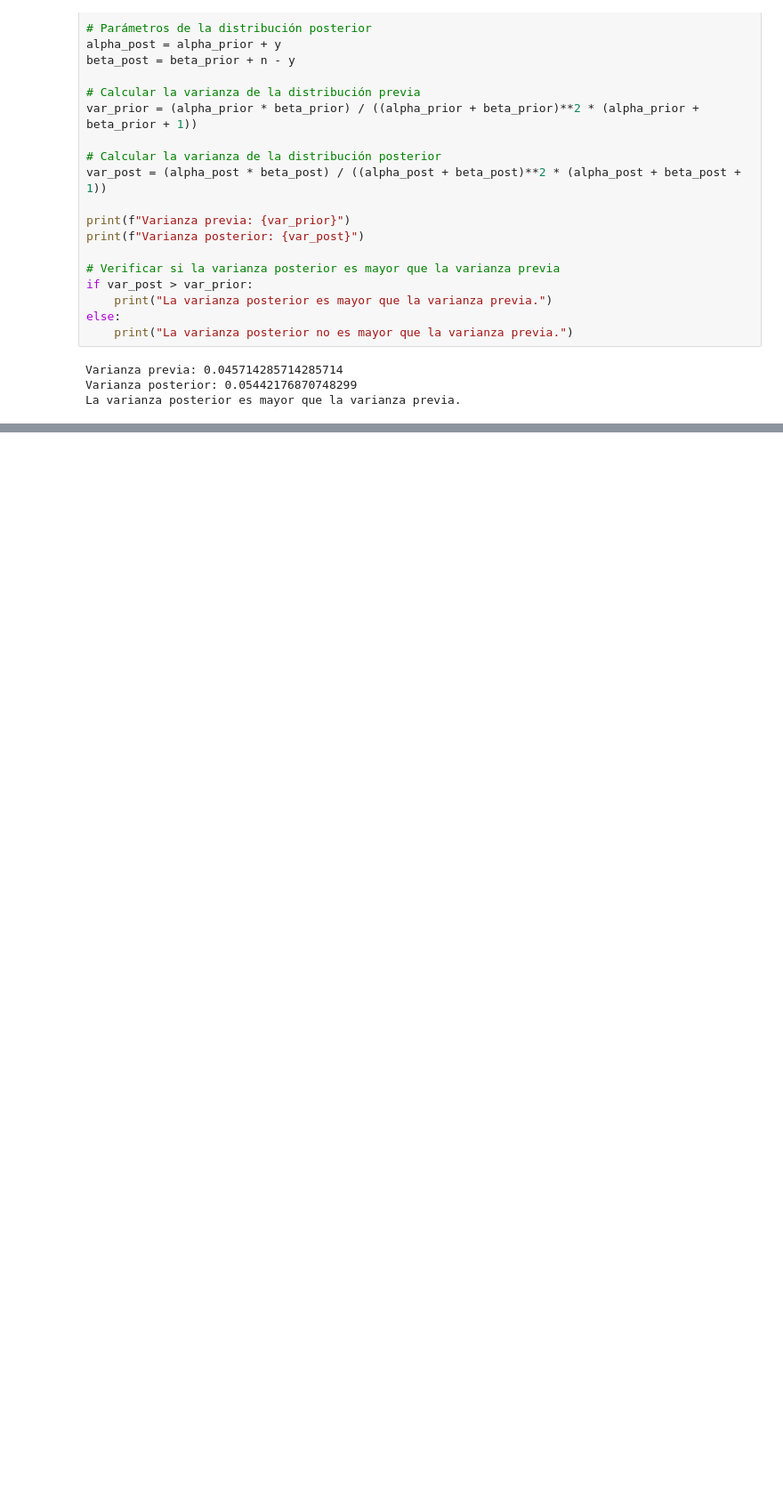
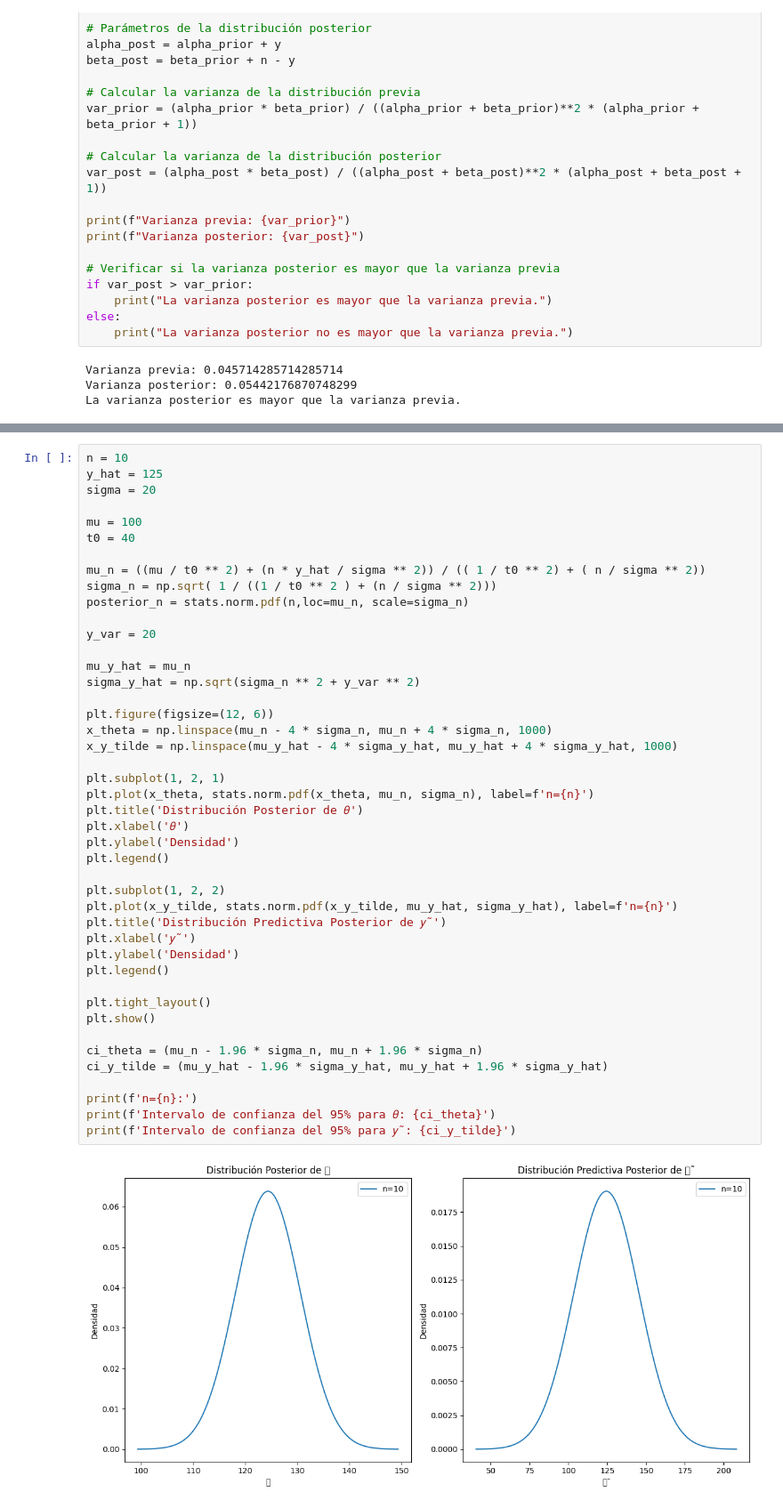
Before and after one commit to LuciaVazquez08/Estadistica-Inferencia, a Jupyter notebook: 2C 2024/GUIAS/GUIA 7.ipynb, the cells around one changed output, grey strips where cells are left out. Shown at 89% size. Drawn from its saved outputs; the diff is of its cells as text; blank space fills up the shorter version.

```diff
--- a/2C 2024/GUIAS/GUIA 7.ipynb
+++ b/2C 2024/GUIAS/GUIA 7.ipynb
@@ -161,0 +252,46 @@ La varianza posterior es mayor que la varianza previa.
+# %%
+n = 10
+y_hat = 125
+sigma = 20
+
+mu = 100
+t0 = 40
+
+mu_n = ((mu / t0 ** 2) + (n * y_hat / sigma ** 2)) / (( 1 / t0 ** 2) + ( n / sigma ** 2))
+sigma_n = np.sqrt( 1 / ((1 / t0 ** 2 ) + (n / sigma ** 2)))
+posterior_n = stats.norm.pdf(n,loc=mu_n, scale=sigma_n)
+
+y_var = 20
+
+mu_y_hat = mu_n
+sigma_y_hat = np.sqrt(sigma_n ** 2 + y_var ** 2)
+
+plt.figure(figsize=(12, 6))
+x_theta = np.linspace(mu_n - 4 * sigma_n, mu_n + 4 * sigma_n, 1000)
+x_y_tilde = np.linspace(mu_y_hat - 4 * sigma_y_hat, mu_y_hat + 4 * sigma_y_hat, 1000)
+
+plt.subplot(1, 2, 1)
+plt.plot(x_theta, stats.norm.pdf(x_theta, mu_n, sigma_n), label=f'n={n}')
+plt.title('Distribución Posterior de 𝜃')
+plt.xlabel('𝜃')
+plt.ylabel('Densidad')
+plt.legend()
+
+plt.subplot(1, 2, 2)
+plt.plot(x_y_tilde, stats.norm.pdf(x_y_tilde, mu_y_hat, sigma_y_hat), label=f'n={n}')
+plt.title('Distribución Predictiva Posterior de 𝑦˜')
+plt.xlabel('𝑦˜')
+plt.ylabel('Densidad')
+plt.legend()
+
+plt.tight_layout()
+plt.show()
+
+ci_theta = (mu_n - 1.96 * sigma_n, mu_n + 1.96 * sigma_n)
+ci_y_tilde = (mu_y_hat - 1.96 * sigma_y_hat, mu_y_hat + 1.96 * sigma_y_hat)
+
+print(f'n={n}:')
+print(f'Intervalo de confianza del 95% para 𝜃: {ci_theta}')
+print(f'Intervalo de confianza del 95% para 𝑦˜: {ci_y_tilde}')
+# %% [output]
+[figure, added]
```
Also changed, not shown: parts of 26 cells of this notebook, 22 other files.
